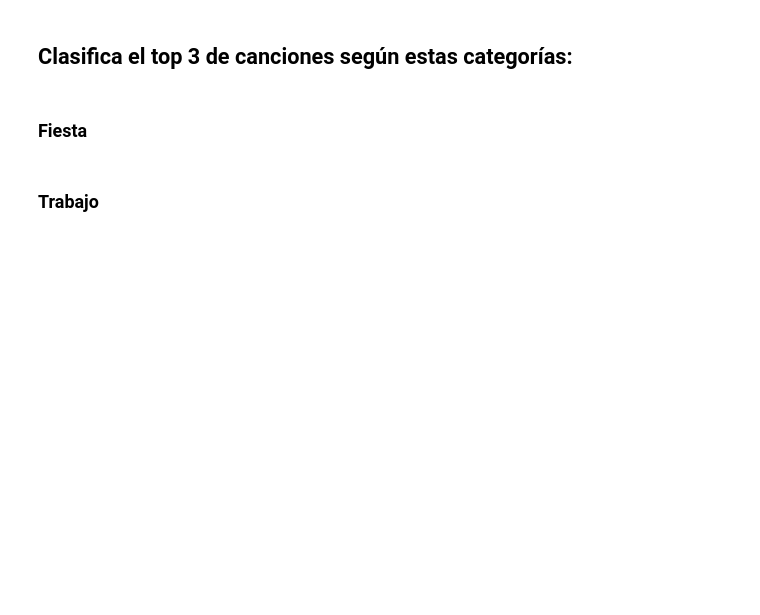
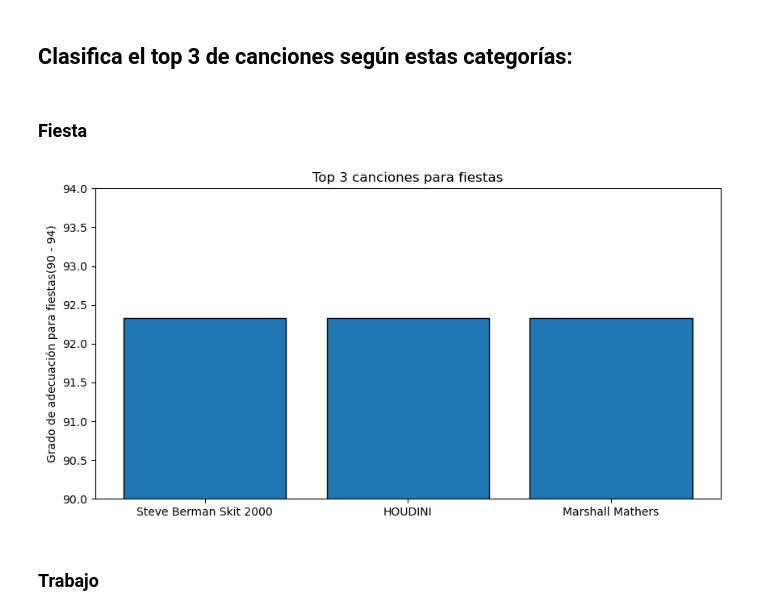
Before and after one commit to Facusc16/data_flow, a Jupyter notebook: Data_&_Flow.ipynb, the cells around one changed output. Cells and saved outputs as stored; diff of their text form; code cells hidden in the pictures; blank space fills up the shorter version.

```diff
--- a/Data_&_Flow.ipynb
+++ b/Data_&_Flow.ipynb
@@ -671,5 +739,24 @@ dtype: bool
 ## Clasifica el top 3 de canciones según estas categorías:
 # %% [markdown]
 ### Fiesta
+# %%
+# Data
+party_songs = get_top(unique_df, 'good_for_party', True, 'party', ['popularity', 'energy', 'danceability'], 3, ['song', 'party'])
+
+# figura
+fig = plt.figure(figsize=(10, 5))
+
+plt.bar(party_songs['song'],
+        party_songs['party'],
+        edgecolor='black')
+
+plt.title('Top 3 canciones para fiestas')
+plt.ylabel('Grado de adecuación para fiestas(90 - 94)')
+plt.ylim(90, 94)
+
+
+plt.show()
+# %% [output]
+[figure, added]
 # %% [markdown]
 ### Trabajo
```
Also changed, not shown: parts of 59 cells of this notebook.
